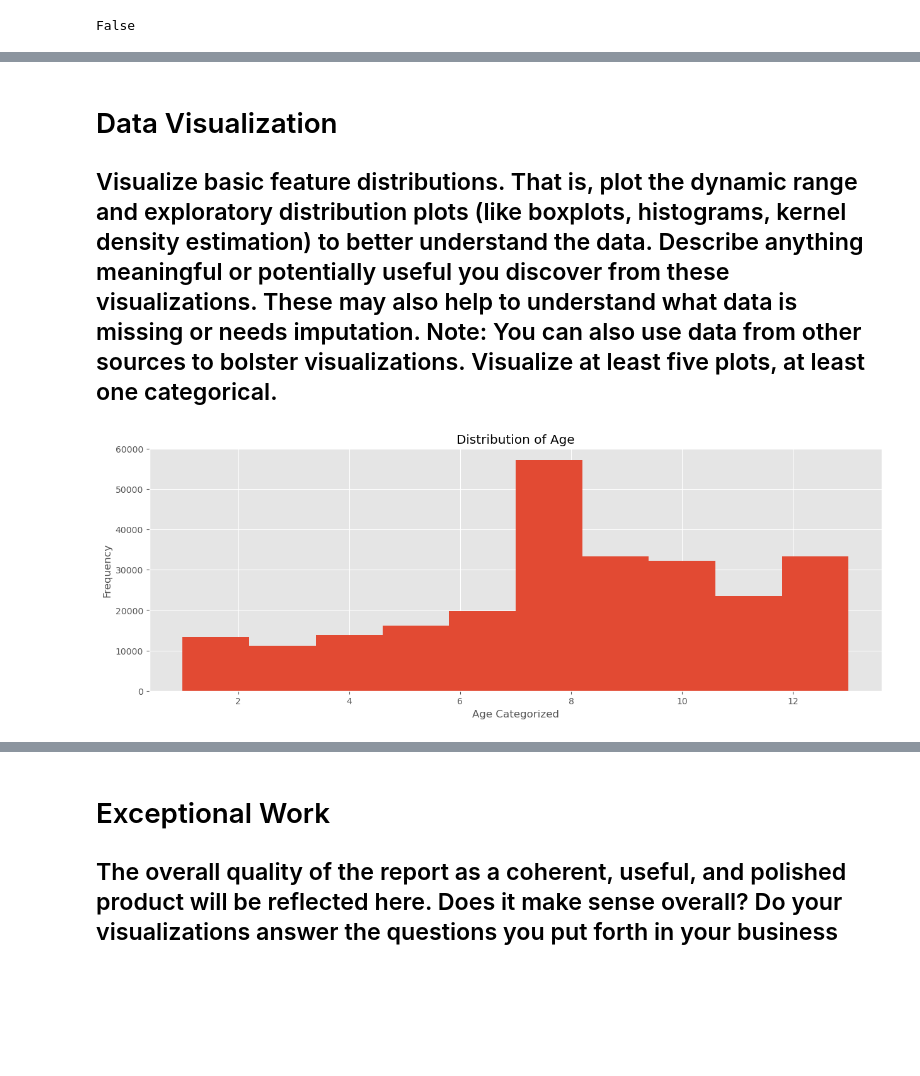
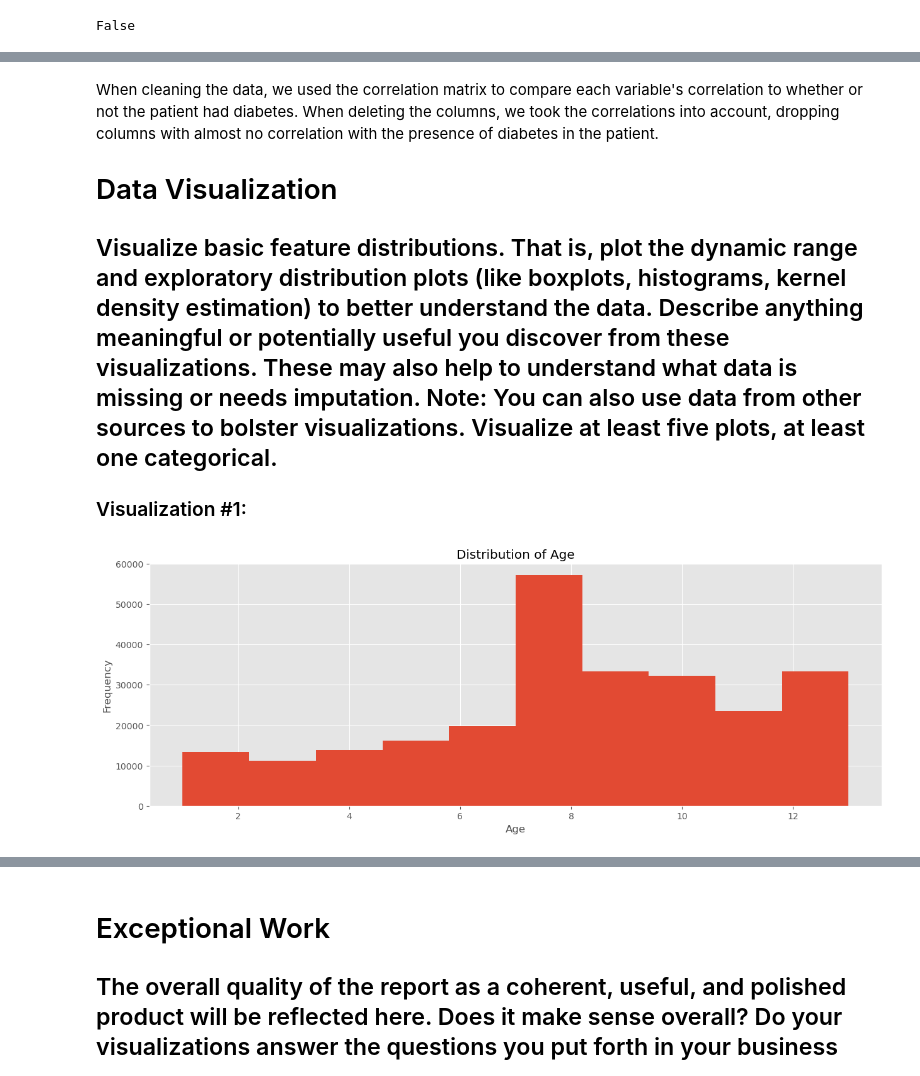
Before and after one commit to 48878679/CS-5324-Lab1, a Jupyter notebook: Lab1/Lab1.ipynb, the cells around one changed output, grey strips where cells are left out. Drawn from its saved outputs; the diff is of its cells as text; code cells hidden in the pictures; blank space fills up the shorter version.

```diff
--- a/Lab1/Lab1.ipynb
+++ b/Lab1/Lab1.ipynb
@@ -182,0 +188,11 @@ sns.heatmap(cm, annot=True, cmap="coolwarm", fmt=".2f", vmin = -1, vmax = 1)
+# %%
+# cleaning the data
+for col in ['Veggies','Fruits','MentHlth','CholCheck', 'AnyHealthcare', 'NoDocbcCost']:
+    if col in df_copy:
+        del df_copy[col]
+
+df_copy.info()
+
+df_imputed = copy.deepcopy(df_copy)
+
+df_imputed.head()
@@ -183,17 +223,23 @@ sns.heatmap(cm, annot=True, cmap="coolwarm", fmt=".2f", vmin = -1, vmax = 1)
 # %% [markdown]
+When cleaning the data, we used the correlation matrix to compare each variable's correlation to whether or not the patient had diabetes. When deleting the columns, we took the correlations into account, dropping columns with almost no correlation with the presence of diabetes in the patient.
+
 # Data Visualization
 ## Visualize basic feature distributions. That is, plot the dynamic range and exploratory distribution plots (like boxplots, histograms, kernel density estimation) to better understand the data. Describe anything meaningful or potentially useful you discover from these visualizations. These may also help to understand what data is missing or needs imputation. Note: You can also use data from other sources to bolster visualizations. Visualize at least five plots, at least one categorical.
+
+### Visualization #1:
 # %%
+# Visualization 1 - Distribution of Age
+
 # there is 0.18 correlation between age and diabetes
 plt.style.use('ggplot')
 
 fig = plt.figure(figsize=(15,5))
 
-df_copy.Age.plot.hist()
+df_imputed.Age.plot.hist()
 plt.title('Distribution of Age')
-plt.xlabel("Age Categorized")
+plt.xlabel("Age")
 
 plt.show()
 # %% [output]
-[figure, old version]
+[figure, new version]
 # %% [markdown]
```
Also changed, not shown: parts of 29 cells of this notebook.
